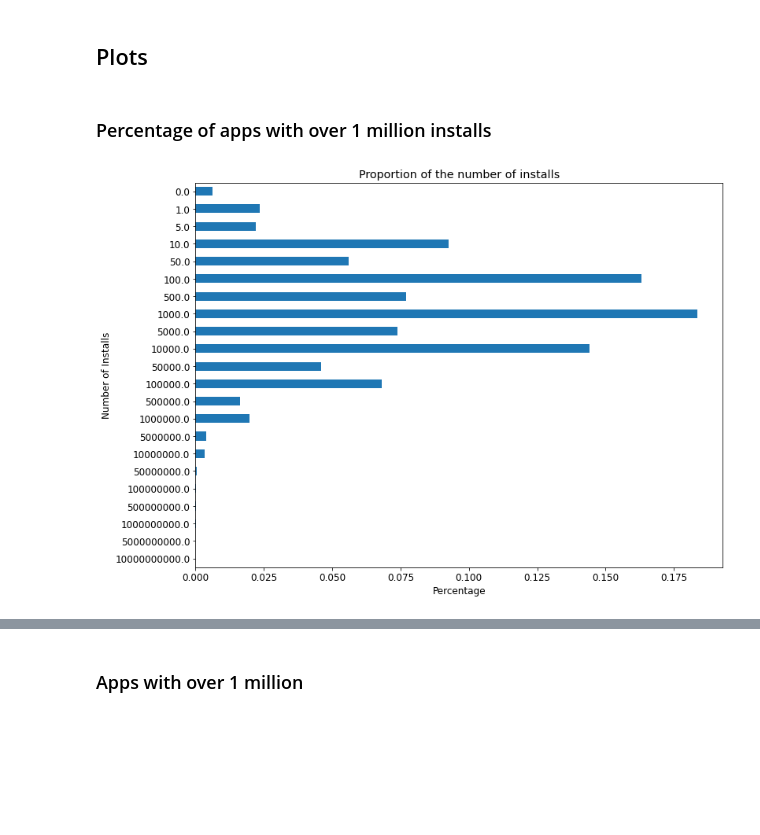
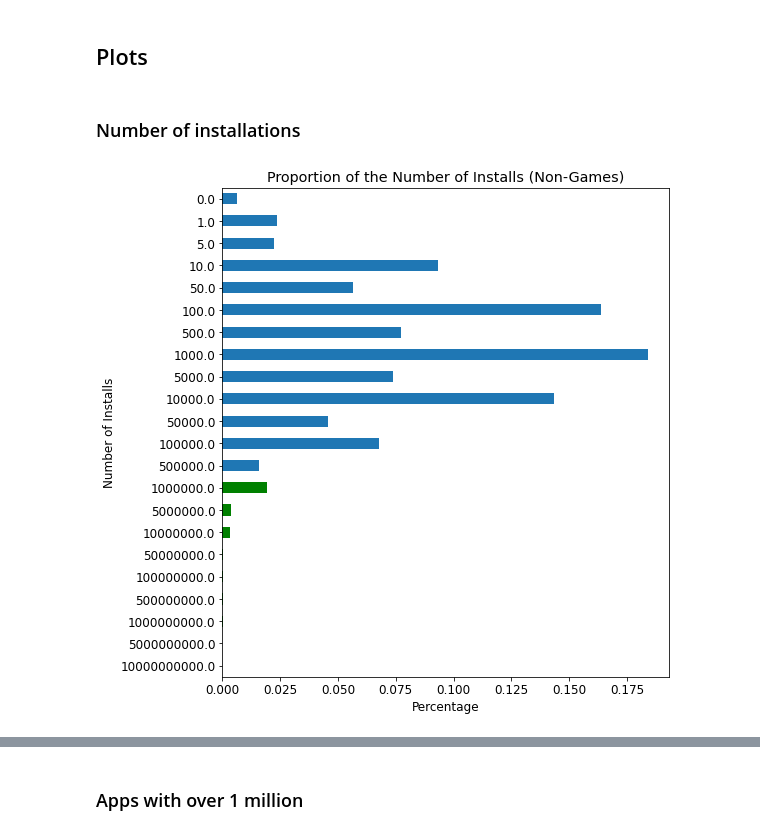
Before and after one commit to MKirtley/Google-Playstore, a Jupyter notebook: google_playstore.ipynb, the cells around one changed output, grey strips where cells are left out. Saved outputs shown, nothing was run; the diff lists cells and outputs as text; code cells hidden in the pictures; blank space fills up the shorter version.

```diff
--- a/google_playstore.ipynb
+++ b/google_playstore.ipynb
@@ -61,31 +61,38 @@ df['Category'] = df['Category'].str.replace('Educational', 'Education')
 df = df[df['Free'] != False]
 # %% [markdown]
 ### Remove irrelevant categories
-# %%
-df = df.drop(df.index[df['Category'] == 'Puzzle'])
-df = df.drop(df.index[df['Category'] == 'Arcade'])
-df = df.drop(df.index[df['Category'] == 'Simulation'])
-df = df.drop(df.index[df['Category'] == 'Action'])
-df = df.drop(df.index[df['Category'] == 'Adventure'])
-df = df.drop(df.index[df['Category'] == 'Racing'])
-df = df.drop(df.index[df['Category'] == 'Role Playing'])
-df = df.drop(df.index[df['Category'] == 'Board'])
-df = df.drop(df.index[df['Category'] == 'Strategy'])
-df = df.drop(df.index[df['Category'] == 'Casino'])
-df = df.drop(df.index[df['Category'] == 'Card'])
+# %%
+irrelevant_cat = ['Puzzle',
+                  'Arcade',
+                  'Simulation',
+                  'Action',
+                  'Adventure',
+                  'Racing',
+                  'Role Playing',
+                  'Board',
+                  'Strategy',
+                  'Casino',
+                  'Card',
+                  'Word',
+                  'Sports',
+                  'Trivia']
+
+for cat in irrelevant_cat:
+    df = df.drop(df.index[df['Category'] == cat])
 # %% [markdown]
 ### Drop missing values
 # %%
 df.dropna(inplace=True)
 # %% [markdown]
 ## Plots
-# %% [markdown]
-### Percentage of apps with over 1 million installs
+# %% [markdown]
+### Number of installations
 # %%
-plt.rcParams.update({'font.size': 12, 'figure.figsize': (12, 9)})
+plt.rcParams.update({'font.size': 12, 'figure.figsize': (8, 9)})
 plt.ylabel('Number of Installs')
 plt.xlabel('Percentage')
-df['Minimum Installs'].value_counts(normalize=True).sort_index().plot(kind="barh", title='Proportion of the number of installs');
+plus_mill = ['tab:blue' if (x >= 10000) else 'green' for x in df['Minimum Installs'].value_counts()]
+df['Minimum Installs'].value_counts(normalize=True).sort_index().plot(kind="barh", title='Proportion of the Number of Installs (Non-Games)', color=plus_mill);
 plt.gca().invert_yaxis()
 # %% [output]
-[figure, old version]
+[figure, new version]
```
Also changed, not shown: parts of 15 cells of this notebook.
